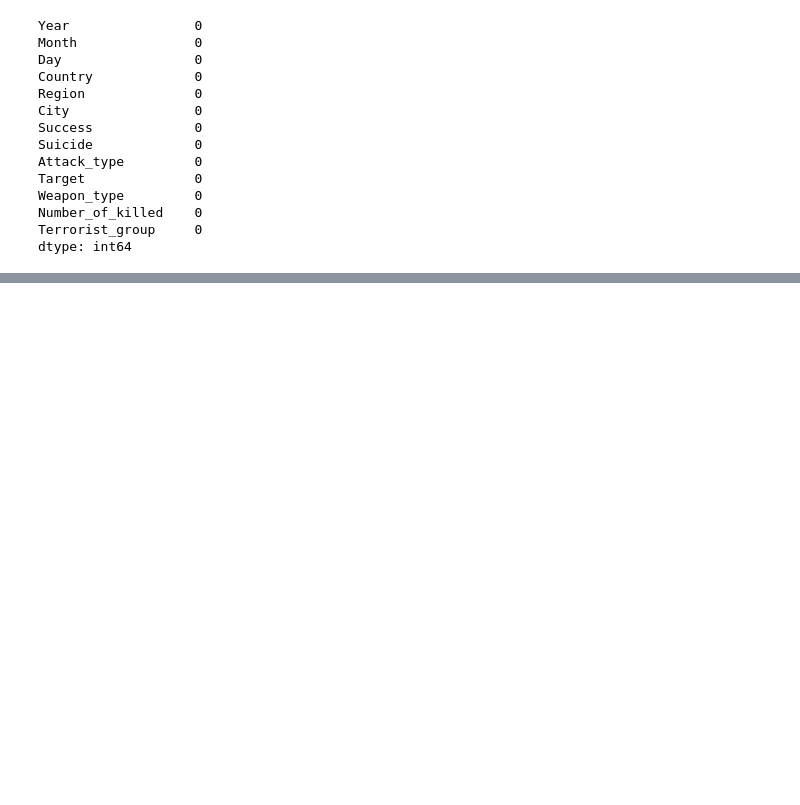
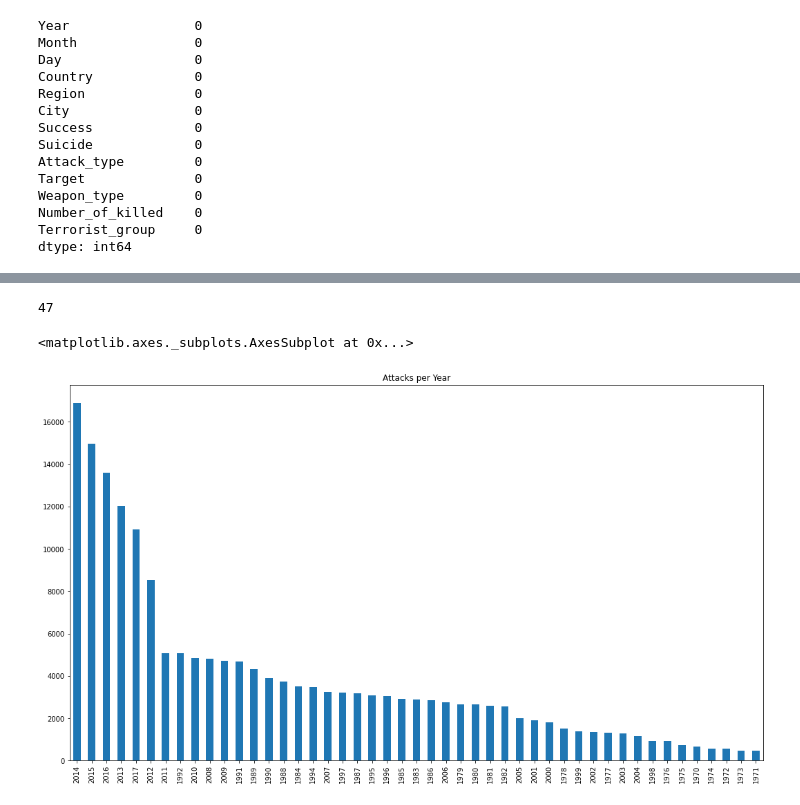
Before and after one commit to ghanalk1/Global-Terrorism-Analysis---EDA, a Jupyter notebook: Global_Terrorism_Analysis_Capstone_Project.ipynb, the cells around one changed output, grey strips where cells are left out. Drawn from its saved outputs; the diff is of its cells as text; code cells hidden in the pictures; blank space fills up the shorter version.

```diff
--- a/Global_Terrorism_Analysis_Capstone_Project.ipynb
+++ b/Global_Terrorism_Analysis_Capstone_Project.ipynb
@@ -220,0 +247,10 @@ dtype: int64
+# %%
+len(df['Year'].value_counts())
+# %% [output]
+47
+# %%
+# Terrorist attacks per year
+df['Year'].value_counts().plot(kind='bar', figsize=[18,10], title='Attacks per Year')
+# %% [output]
+<matplotlib.axes._subplots.AxesSubplot at 0x...>
+[figure, added]
```
Also changed, not shown: parts of 11 cells of this notebook.
